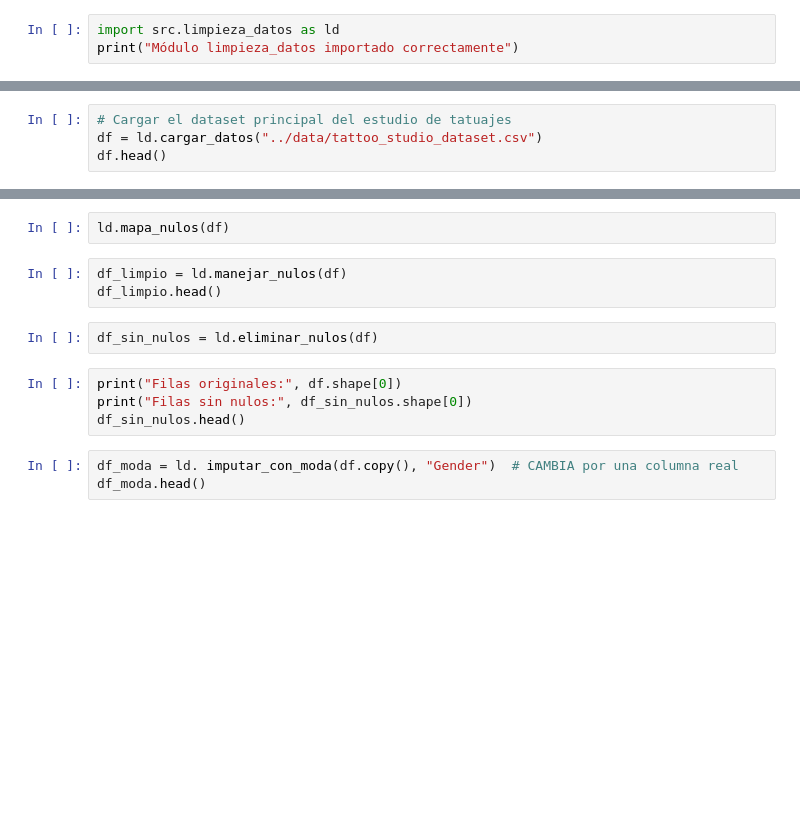
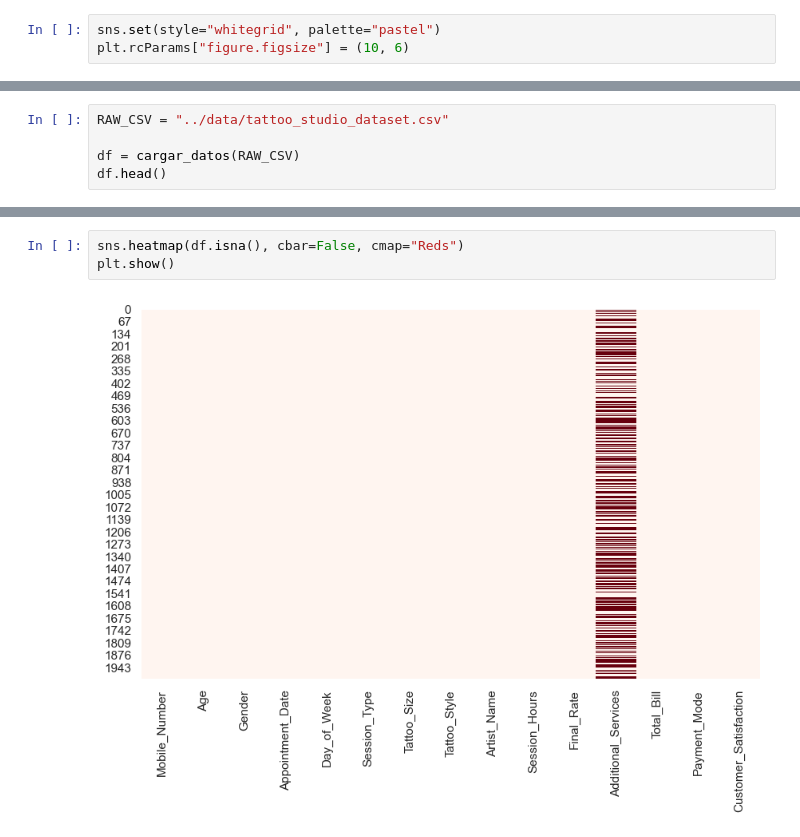
Before and after one commit to pauarsu/tattoo-studio-analysis, a Jupyter notebook: notebook/00_analisis_tattoo.ipynb, the cells around one changed output, grey strips where cells are left out. Cells and saved outputs as stored; diff of their text form; blank space fills up the shorter version.

```diff
--- a/notebook/00_analisis_tattoo.ipynb
+++ b/notebook/00_analisis_tattoo.ipynb
@@ -4,3 +9,3 @@ sys.path.append(os.path.abspath('..'))
 # %%
-import src.limpieza_datos as ld
-print("Módulo limpieza_datos importado correctamente")
+sns.set(style="whitegrid", palette="pastel")
+plt.rcParams["figure.figsize"] = (10, 6)
@@ -7,4 +19,5 @@ print("Módulo limpieza_datos importado correctamente")
 # %%
-# Cargar el dataset principal del estudio de tatuajes
-df = ld.cargar_datos("../data/tattoo_studio_dataset.csv")
+RAW_CSV = "../data/tattoo_studio_dataset.csv"
+
+df = cargar_datos(RAW_CSV)
 df.head()
@@ -20,14 +106,5 @@ ld.valores_nulos(df)
 # %%
-ld.mapa_nulos(df)
+sns.heatmap(df.isna(), cbar=False, cmap="Reds")
+plt.show()
+# %% [output]
+[figure, added]
-# %%
-df_limpio = ld.manejar_nulos(df)
-df_limpio.head()
-# %%
-df_sin_nulos = ld.eliminar_nulos(df)
-# %%
-print("Filas originales:", df.shape[0])
-print("Filas sin nulos:", df_sin_nulos.shape[0])
-df_sin_nulos.head()
-# %%
-df_moda = ld. imputar_con_moda(df.copy(), "Gender")  # CAMBIA por una columna real
-df_moda.head()
```
Also changed, not shown: parts of 27 cells of this notebook.
